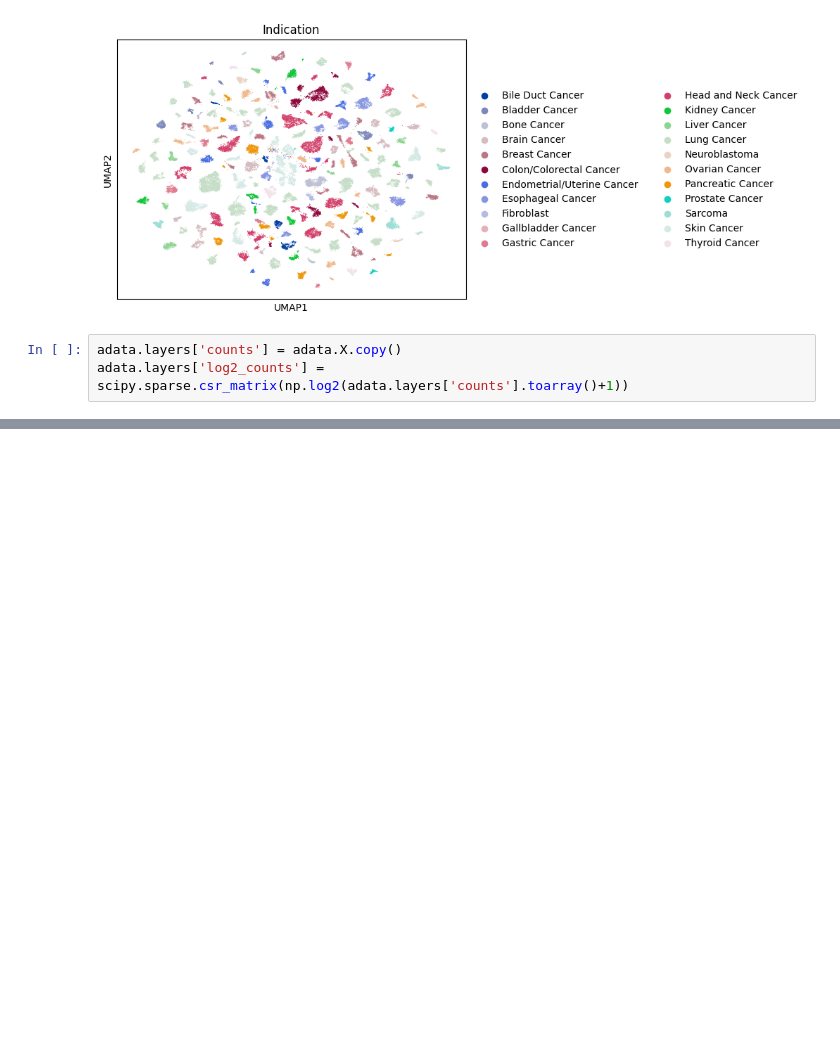
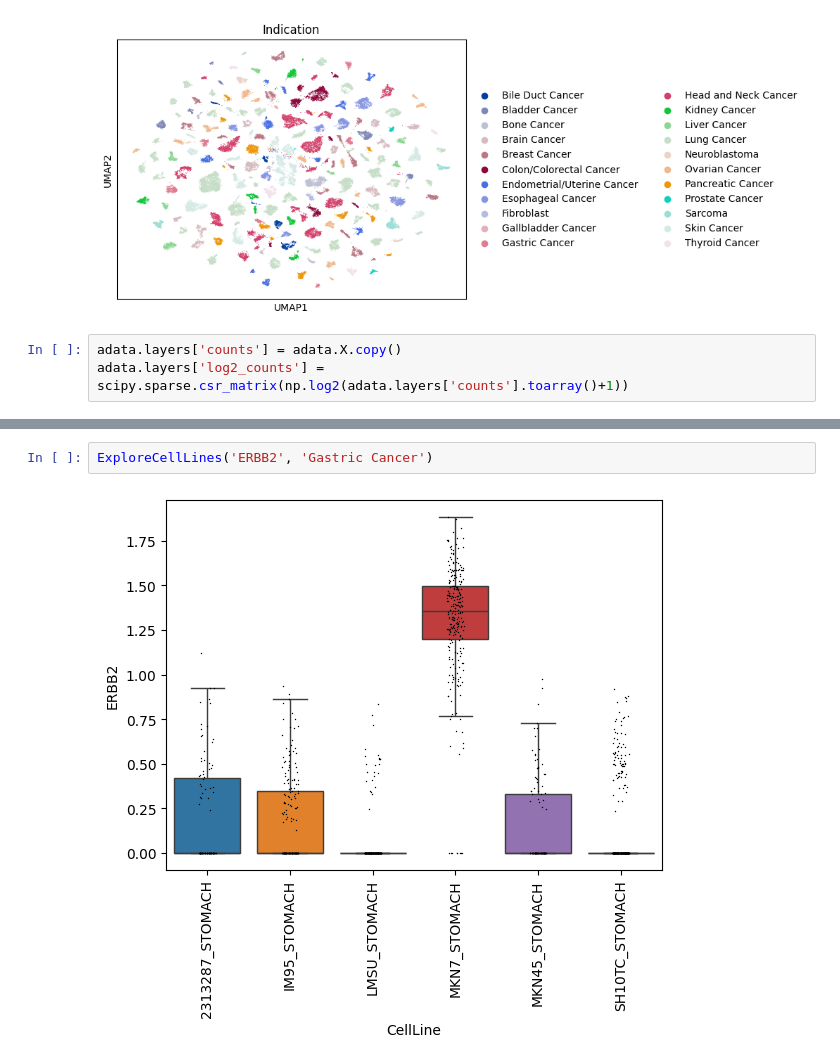
Before and after one commit to NikitaArya17/next_generation_sequencing_projects, a Jupyter notebook: explore.ipynb, the cells around one changed output, grey strips where cells are left out. Drawn from its saved outputs; the diff is of its cells as text; blank space fills up the shorter version.

```diff
--- a/explore.ipynb
+++ b/explore.ipynb
@@ -168,0 +79,4 @@ plt.xticks(rotation = 90)
+# %%
+ExploreCellLines('ERBB2', 'Gastric Cancer')
+# %% [output]
+[figure, added]
```
Also changed, not shown: parts of 18 cells of this notebook.
